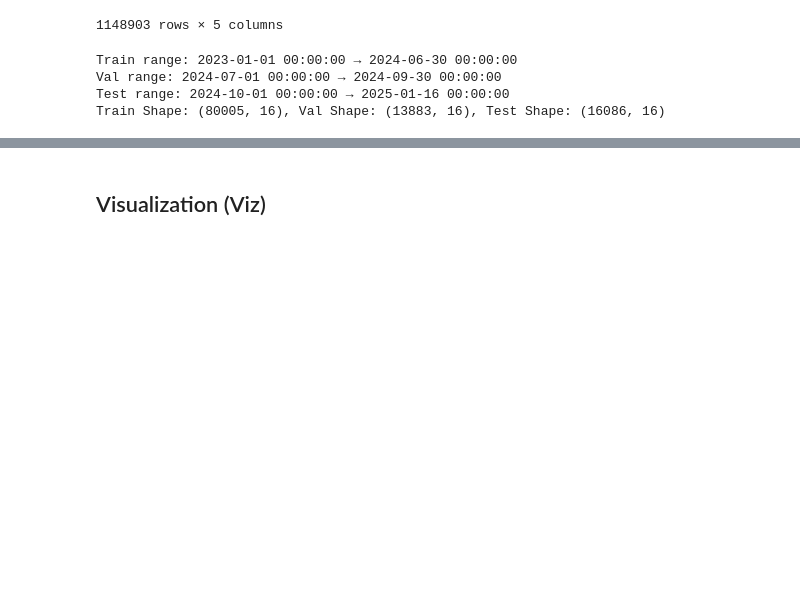
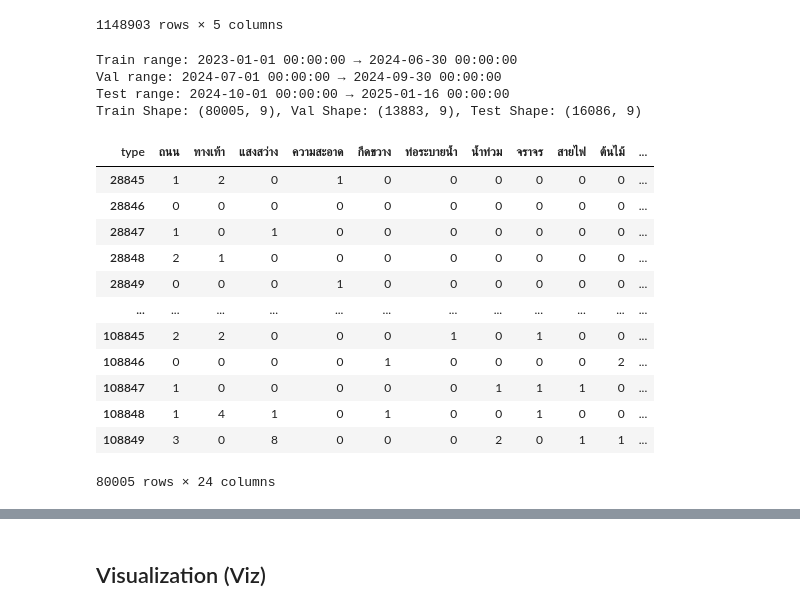
Before and after one commit to ArthurEZ/DataSci-DataEng_project, a Jupyter notebook: Data Preparation.ipynb, the cells around one changed output, grey strips where cells are left out. Saved outputs shown, nothing was run; the diff lists cells and outputs as text; code cells hidden in the pictures; blank space fills up the shorter version.

```diff
--- a/Data Preparation.ipynb
+++ b/Data Preparation.ipynb
@@ -21,7 +21,7 @@ from catboost import CatBoostRegressor
 import matplotlib.pyplot as plt
 import seaborn as sns
 # %%
-df = pd.read_csv('./bangkok_traffy.csv')
+df = pd.read_csv('./Bangkok Traffy.csv')
 df.drop_duplicates(inplace=True)
 # %% [markdown]
 - Make 'type' as list
@@ -491,7 +491,7 @@ target_cols = [
     'ถนน', 'ทางเท้า', 'แสงสว่าง', 'ความสะอาด', 'กีดขวาง',
     'ท่อระบายน้ำ', 'น้ำท่วม', 'จราจร', 'สายไฟ', 'ต้นไม้',
     'สัตว์จรจัด', 'เสียงรบกวน', 'คลอง', 'PM2.5', 'ความปลอดภัย',
-    'ป้าย', 'สะพาน'
+    'ป้าย', 'สะพาน','การเดินทาง','คนจรจัด','ป้ายจราจร','ร้องเรียน','สอบถาม','ห้องน้ำ','เสนอแนะ'
 ]
 
 cols_to_drop = target_cols + ['date_obj', 'month', 'day_of_week', 'day_of_year']
@@ -544,7 +544,23 @@ print(f"Train Shape: {X_train.shape}, Val Shape: {X_val.shape}, Test Shape: {X_t
 Train range: 2023-01-01 00:00:00 → 2024-06-30 00:00:00
 Val range: 2024-07-01 00:00:00 → 2024-09-30 00:00:00
 Test range: 2024-10-01 00:00:00 → 2025-01-16 00:00:00
-Train Shape: (80005, 16), Val Shape: (13883, 16), Test Shape: (16086, 16)
+Train Shape: (80005, 9), Val Shape: (13883, 9), Test Shape: (16086, 9)
+# %%
+X_train
+# %% [output]
+| type | ถนน | ทางเท้า | แสงสว่าง | ความสะอาด | กีดขวาง | ท่อระบายน้ำ | น้ำท่วม | จราจร | สายไฟ | ต้นไม้ | ... |
+| 28845 | 1 | 2 | 0 | 1 | 0 | 0 | 0 | 0 | 0 | 0 | ... |
+| 28846 | 0 | 0 | 0 | 0 | 0 | 0 | 0 | 0 | 0 | 0 | ... |
+| 28847 | 1 | 0 | 1 | 0 | 0 | 0 | 0 | 0 | 0 | 0 | ... |
+| 28848 | 2 | 1 | 0 | 0 | 0 | 0 | 0 | 0 | 0 | 0 | ... |
+| 28849 | 0 | 0 | 0 | 1 | 0 | 0 | 0 | 0 | 0 | 0 | ... |
+| ... | ... | ... | ... | ... | ... | ... | ... | ... | ... | ... | ... |
+| 108845 | 2 | 2 | 0 | 0 | 0 | 1 | 0 | 1 | 0 | 0 | ... |
+| 108846 | 0 | 0 | 0 | 0 | 1 | 0 | 0 | 0 | 0 | 2 | ... |
+| 108847 | 1 | 0 | 0 | 0 | 0 | 0 | 1 | 1 | 1 | 0 | ... |
+| 108848 | 1 | 4 | 1 | 0 | 1 | 0 | 0 | 1 | 0 | 0 | ... |
+| 108849 | 3 | 0 | 8 | 0 | 0 | 0 | 2 | 0 | 1 | 1 | ... |
+80005 rows × 24 columns
 # %%
 model = CatBoostRegressor(
     loss_function='MultiRMSE',
```
Also changed, not shown: parts of 9 cells of this notebook.
